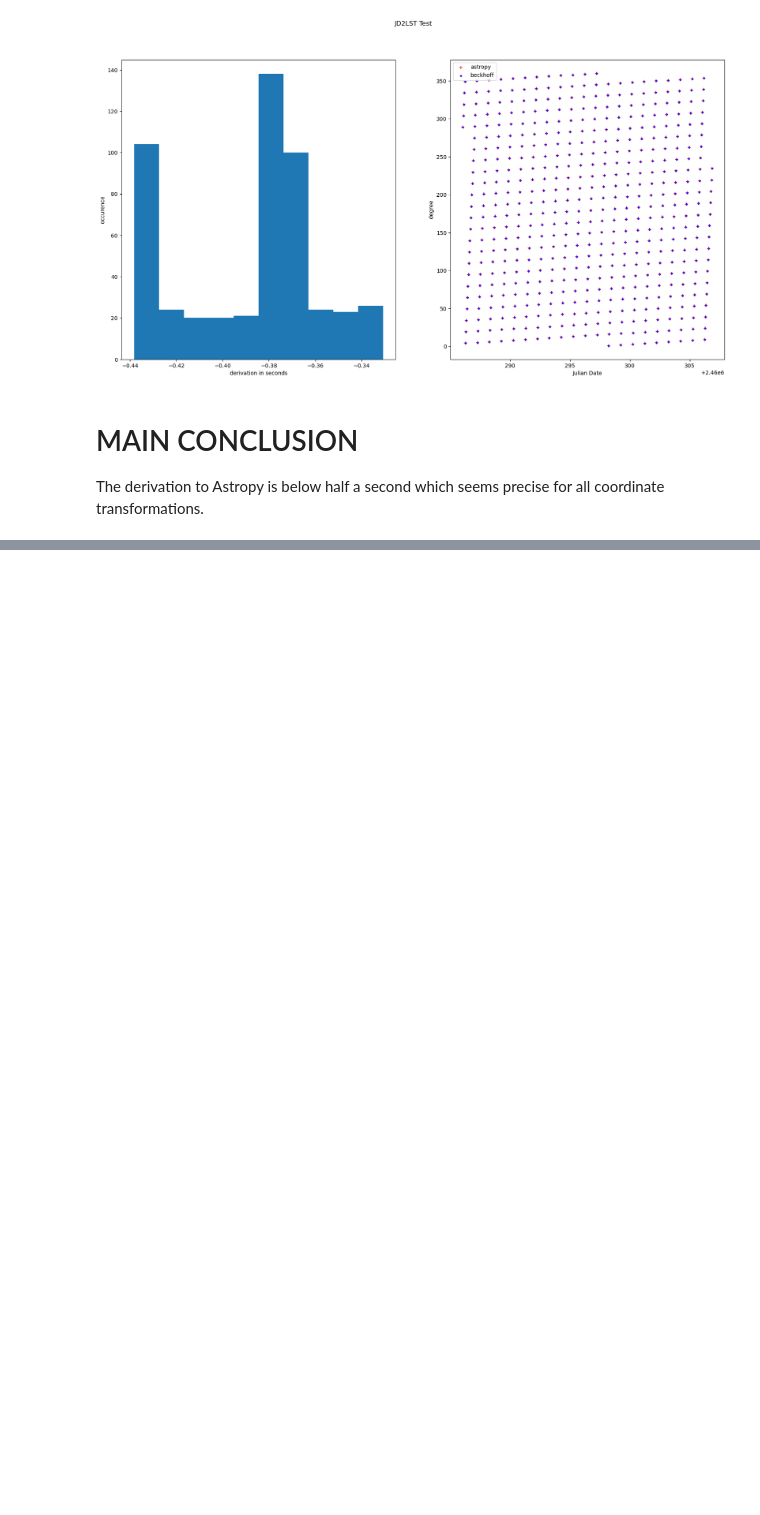
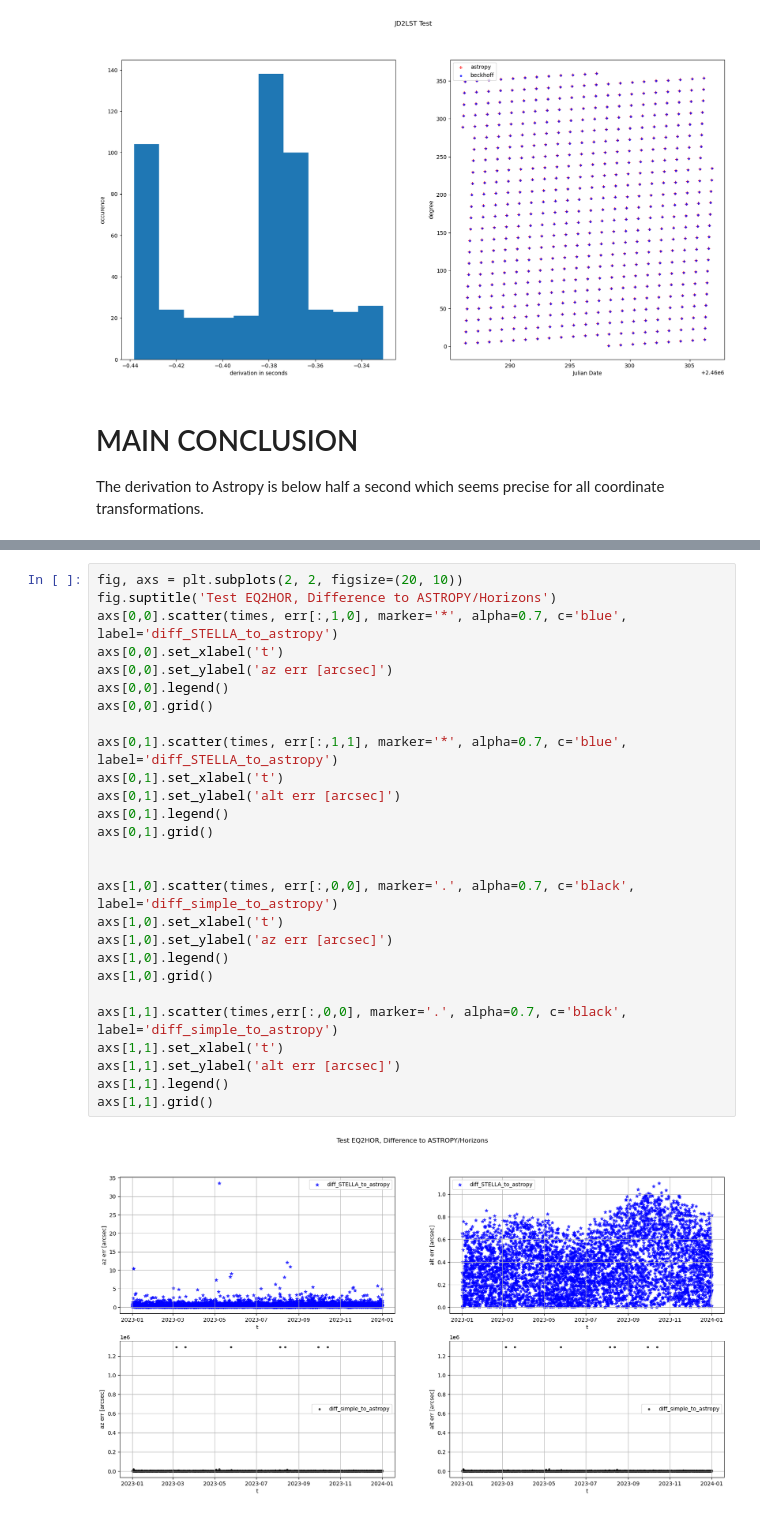
Before and after one commit to BROTLib/AstroBROT, a Jupyter notebook: testing/BROT_test.ipynb, the cells around one changed output, grey strips where cells are left out. Drawn from its saved outputs; the diff is of its cells as text; blank space fills up the shorter version.

```diff
--- a/testing/BROT_test.ipynb
+++ b/testing/BROT_test.ipynb
@@ -267,0 +262,29 @@ axs[1,1].grid()
+# %%
+fig, axs = plt.subplots(2, 2, figsize=(20, 10))
+fig.suptitle('Test EQ2HOR, Difference to ASTROPY/Horizons')
+axs[0,0].scatter(times, err[:,1,0], marker='*', alpha=0.7, c='blue', label='diff_STELLA_to_astropy')
+axs[0,0].set_xlabel('t')
+axs[0,0].set_ylabel('az err [arcsec]')
+axs[0,0].legend()
+axs[0,0].grid()
+
+axs[0,1].scatter(times, err[:,1,1], marker='*', alpha=0.7, c='blue', label='diff_STELLA_to_astropy')
+axs[0,1].set_xlabel('t')
+axs[0,1].set_ylabel('alt err [arcsec]')
+axs[0,1].legend()
+axs[0,1].grid()
+
+
+axs[1,0].scatter(times, err[:,0,0], marker='.', alpha=0.7, c='black', label='diff_simple_to_astropy')
+axs[1,0].set_xlabel('t')
+axs[1,0].set_ylabel('az err [arcsec]')
+axs[1,0].legend()
+axs[1,0].grid()
+
+axs[1,1].scatter(times,err[:,0,0], marker='.', alpha=0.7, c='black', label='diff_simple_to_astropy')
+axs[1,1].set_xlabel('t')
+axs[1,1].set_ylabel('alt err [arcsec]')
+axs[1,1].legend()
+axs[1,1].grid()
+# %% [output]
+[figure, added]
```
Also changed, not shown: parts of 10 cells of this notebook, 1 other file.
